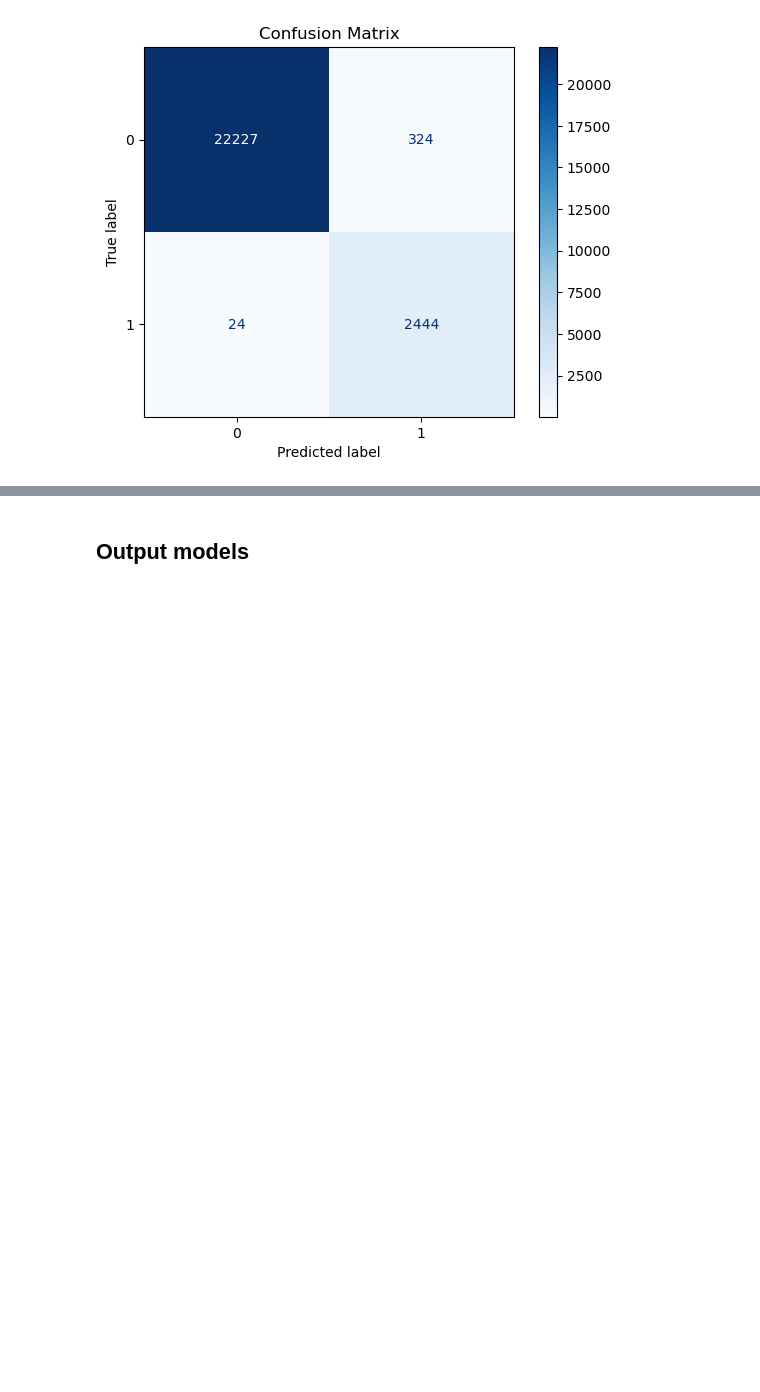
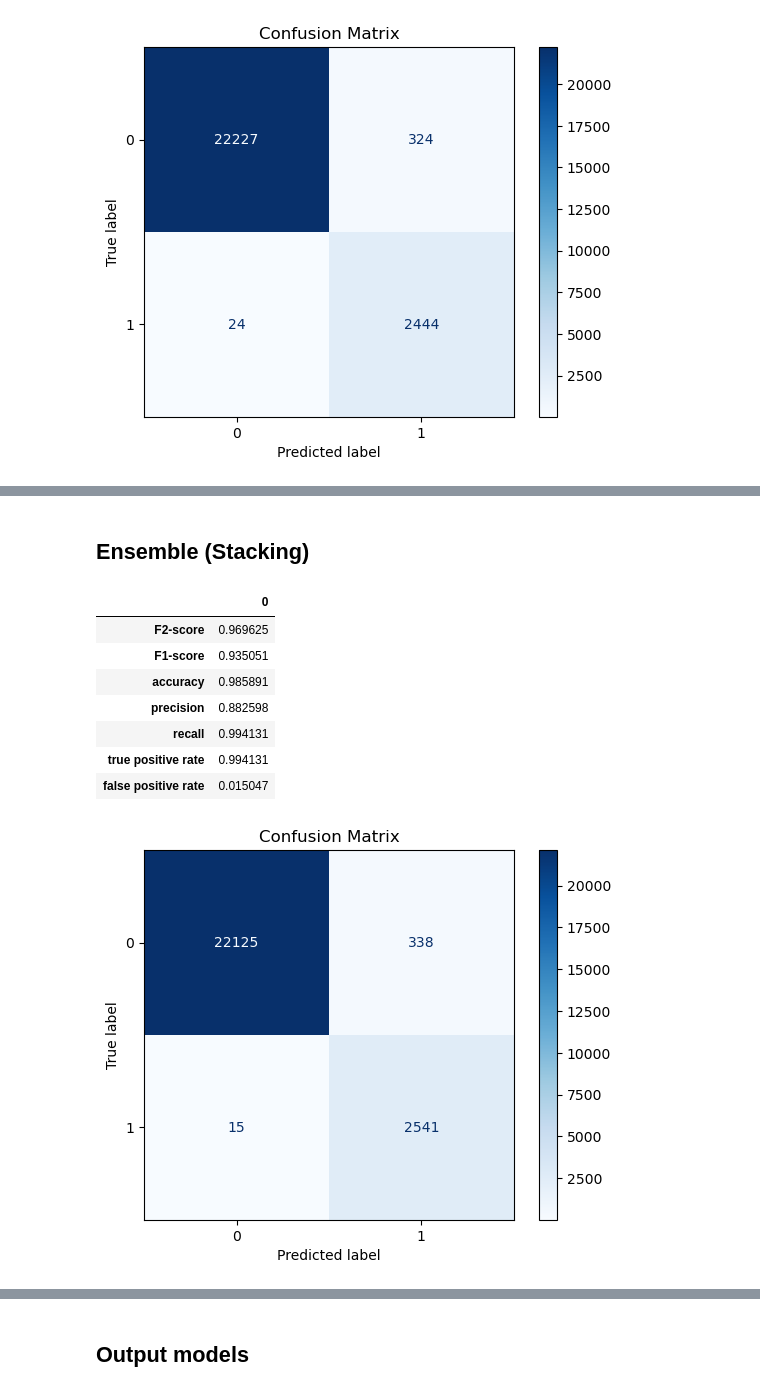
Before and after one commit to dian-farah/Interpol_Biometric_Prediction, a Jupyter notebook: Pillar 3 (Biometric Prediction)/Pillar 3 (Biometric Prediction).ipynb, the cells around one changed output, grey strips where cells are left out. Drawn from its saved outputs; the diff is of its cells as text; code cells hidden in the pictures; blank space fills up the shorter version.

```diff
--- a/Pillar 3 (Biometric Prediction)/Pillar 3 (Biometric Prediction).ipynb
+++ b/Pillar 3 (Biometric Prediction)/Pillar 3 (Biometric Prediction).ipynb
@@ -712,0 +774,69 @@ Parameters: { "use_label_encoder" } are not used.
+# %% [markdown]
+## Ensemble (Stacking)
+# %%
+def local_train_test_split(df, target = 'client_match_label'):
+    return model_selection.train_test_split(df.drop(target, axis=1), df[target], random_state= 30)
+X_train7, X_test7, y_train7, y_test7 = local_train_test_split(client_sanctions)
+
+# Define your base learners
+base_learners = [
+    ('rf', RandomForestClassifier(n_estimators=100, random_state=42)),
+    ('xgb', xgb.XGBClassifier(random_state=42)),
+    ('lr', linear_model.LogisticRegression(max_iter=1000))
+]
+
+# Define the Meta-Learner (The model that combines them)
+# Logistic Regression is the industry standard for the final layer
+meta_learner = linear_model.LogisticRegression()
+
+# Create the Stacking Ensemble
+stacking_model = StackingClassifier(
+    estimators=base_learners,
+    final_estimator=meta_learner,
+    cv=5, # It uses internal cross-validation to train the meta-learner
+    n_jobs=-1
+)
+
+# Fit it just like a regular model
+stacking_model.fit(X_train7, y_train7)
+
+# Fit the ensemble
+stacking_model.fit(X_train7, y_train7)
+
+# 5. Predict
+y_pred7 = ensemble_model.predict(X_test7)
+
+# calculate accuracy
+accuracy = calculate_accuracy(y_test7, y_pred7)
+# calculate precision
+prec = calculate_precision(y_test7, y_pred7)
+# calculate recall
+recall = calculate_recall(y_test7, y_pred7)
+# calculate true positive rate
+tpr = true_positive_rate(y_test7, y_pred7)
+# calculate false positive rate
+fpr = false_positive_rate(y_test7, y_pred7)
+# calculate f1 score
+f1 = calculate_f1(y_test7, y_pred7)
+# calculate f2 score
+f2 = calculate_f2(y_test7, y_pred7)
+
+# display metrics
+display(pd.DataFrame([f2, f1, accuracy, prec, recall, tpr, fpr], index=['F2-score', 'F1-score', 'accuracy', 'precision', 'recall', 'true positive rate', 'false positive rate']))
+
+# display confusion matrix
+cm = metrics.confusion_matrix(y_test7, y_pred7)
+disp = ConfusionMatrixDisplay(confusion_matrix=cm)
+disp.plot(cmap=plt.cm.Blues)
+plt.title("Confusion Matrix")
+plt.show()
+# %% [output]
+|  | 0 |
+| F2-score | 0.969625 |
+| F1-score | 0.935051 |
+| accuracy | 0.985891 |
+| precision | 0.882598 |
+| recall | 0.994131 |
+| true positive rate | 0.994131 |
+| false positive rate | 0.015047 |
+[figure, added]
```
Also changed, not shown: parts of 14 cells of this notebook, 11 other files.
